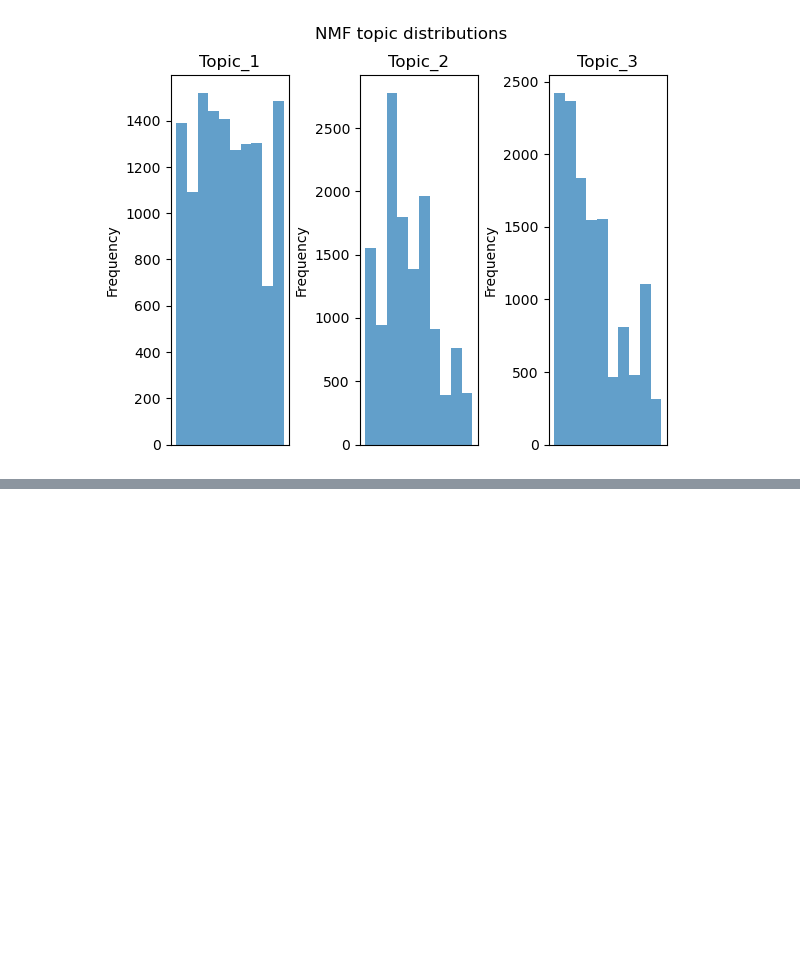
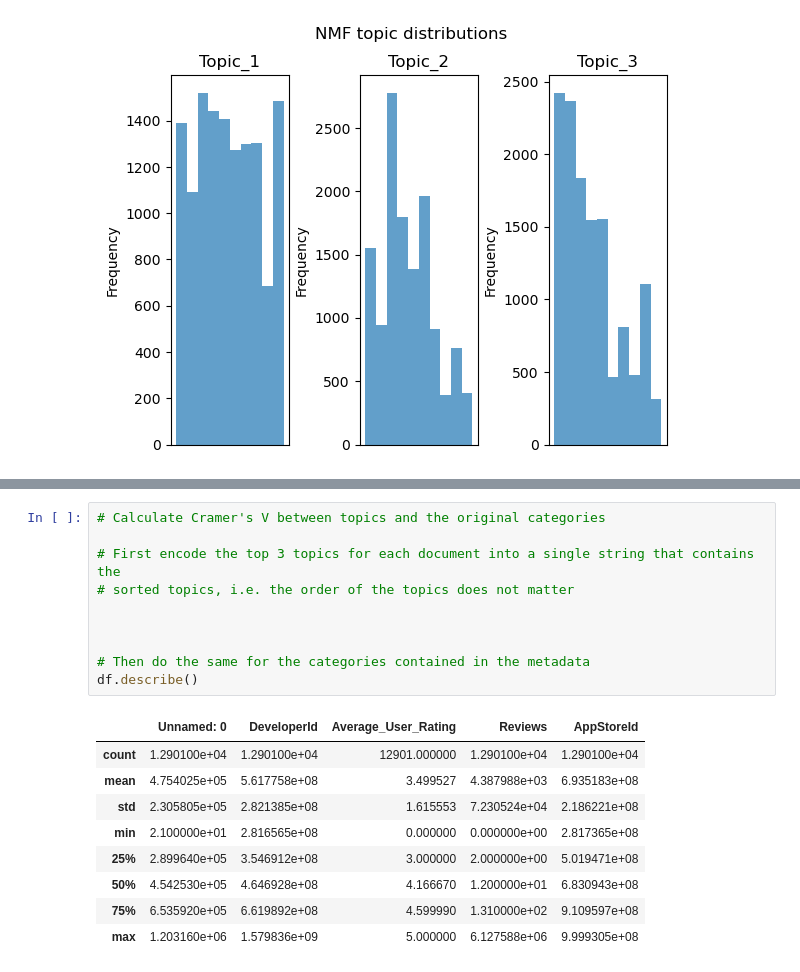
Before and after one commit to tsido/lda-thesis, a Jupyter notebook: topic_extraction/NMF/NMF-topicmodel.ipynb, the cells around one changed output, grey strips where cells are left out. Drawn from its saved outputs; the diff is of its cells as text; blank space fills up the shorter version.

```diff
--- a/topic_extraction/NMF/NMF-topicmodel.ipynb
+++ b/topic_extraction/NMF/NMF-topicmodel.ipynb
@@ -230,0 +278,20 @@ documents.str.contains('shinsengumi').sum()
+# %%
+# Calculate Cramer's V between topics and the original categories
+
+# First encode the top 3 topics for each document into a single string that contains the
+# sorted topics, i.e. the order of the topics does not matter
+
+
+
+# Then do the same for the categories contained in the metadata
+df.describe()
+# %% [output]
+|  | Unnamed: 0 | DeveloperId | Average_User_Rating | Reviews | AppStoreId |
+| count | 1.290100e+04 | 1.290100e+04 | 12901.000000 | 1.290100e+04 | 1.290100e+04 |
+| mean | 4.754025e+05 | 5.617758e+08 | 3.499527 | 4.387988e+03 | 6.935183e+08 |
+| std | 2.305805e+05 | 2.821385e+08 | 1.615553 | 7.230524e+04 | 2.186221e+08 |
+| min | 2.100000e+01 | 2.816565e+08 | 0.000000 | 0.000000e+00 | 2.817365e+08 |
+| 25% | 2.899640e+05 | 3.546912e+08 | 3.000000 | 2.000000e+00 | 5.019471e+08 |
+| 50% | 4.542530e+05 | 4.646928e+08 | 4.166670 | 1.200000e+01 | 6.830943e+08 |
+| 75% | 6.535920e+05 | 6.619892e+08 | 4.599990 | 1.310000e+02 | 9.109597e+08 |
+| max | 1.203160e+06 | 1.579836e+09 | 5.000000 | 6.127588e+06 | 9.999305e+08 |
```
Also changed, not shown: parts of 2 cells of this notebook.
